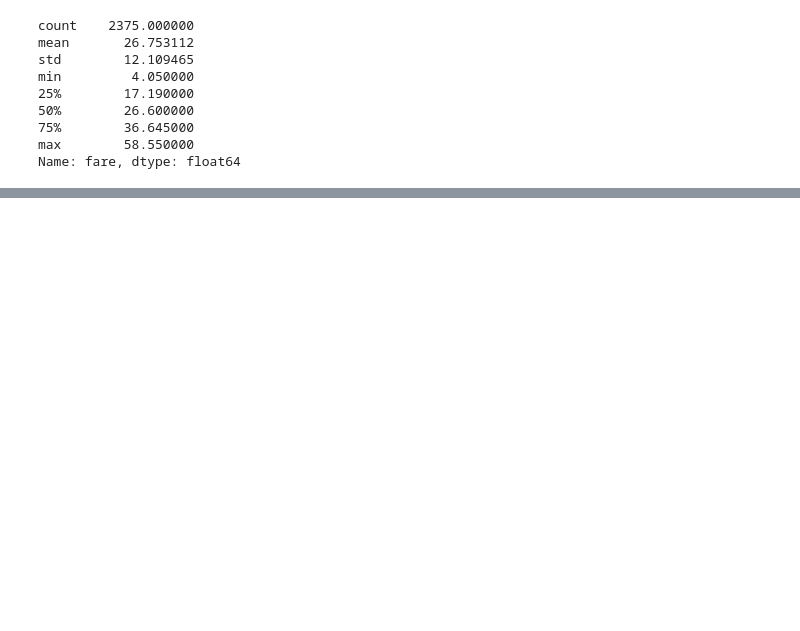
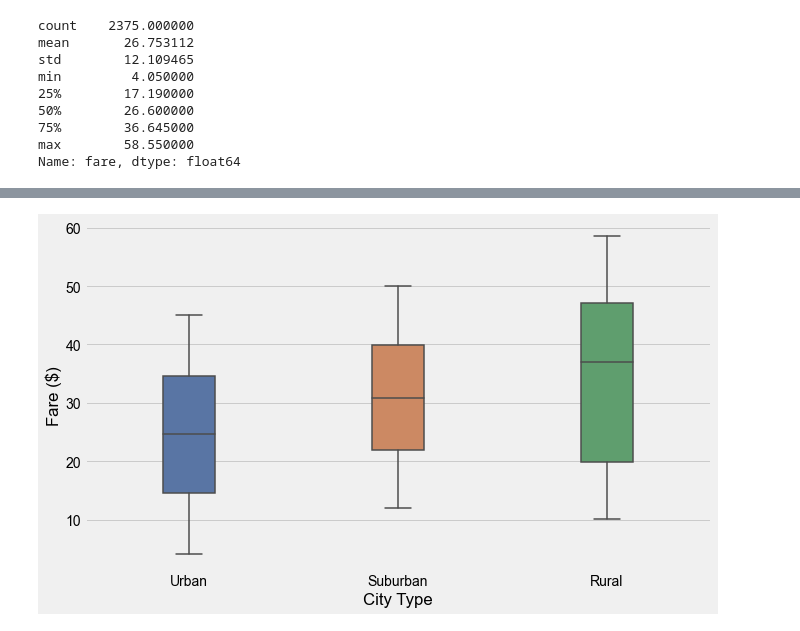
Before and after one commit to wattsr1/PyBer_Analysis, a Jupyter notebook: PyBer_Challenge.ipynb, the cells around one changed output, grey strips where cells are left out. Cells and saved outputs as stored; diff of their text form; code cells hidden in the pictures; blank space fills up the shorter version.

Commit message:
Add final images and updated code with boxplots

```diff
--- a/PyBer_Challenge.ipynb
+++ b/PyBer_Challenge.ipynb
@@ -648,0 +658,15 @@ plt.savefig('analysis/Histogram_Overall_PyBer_Fares.png')
+# %%
+# Create box plot graphs for data summary
+
+# Draw a vertical boxplot grouped
+import seaborn as sns
+fig, ax = plt.subplots(figsize=(10, 6))
+sns.set_theme(style="whitegrid")
+ax = sns.boxplot(x="type", y="fare", data=pyber_data_df, width=.25)
+# by a categorical variable:
+sns.set_style("whitegrid")
+ax.set(ylabel="Fare ($)")
+ax.set(xlabel="City Type")
+plt.savefig('analysis/Boxplots__PyBer_Fares_per_city.png')
+# %% [output]
+[figure, added]
```
Also changed, not shown: parts of 17 cells of this notebook, 10 other files.
